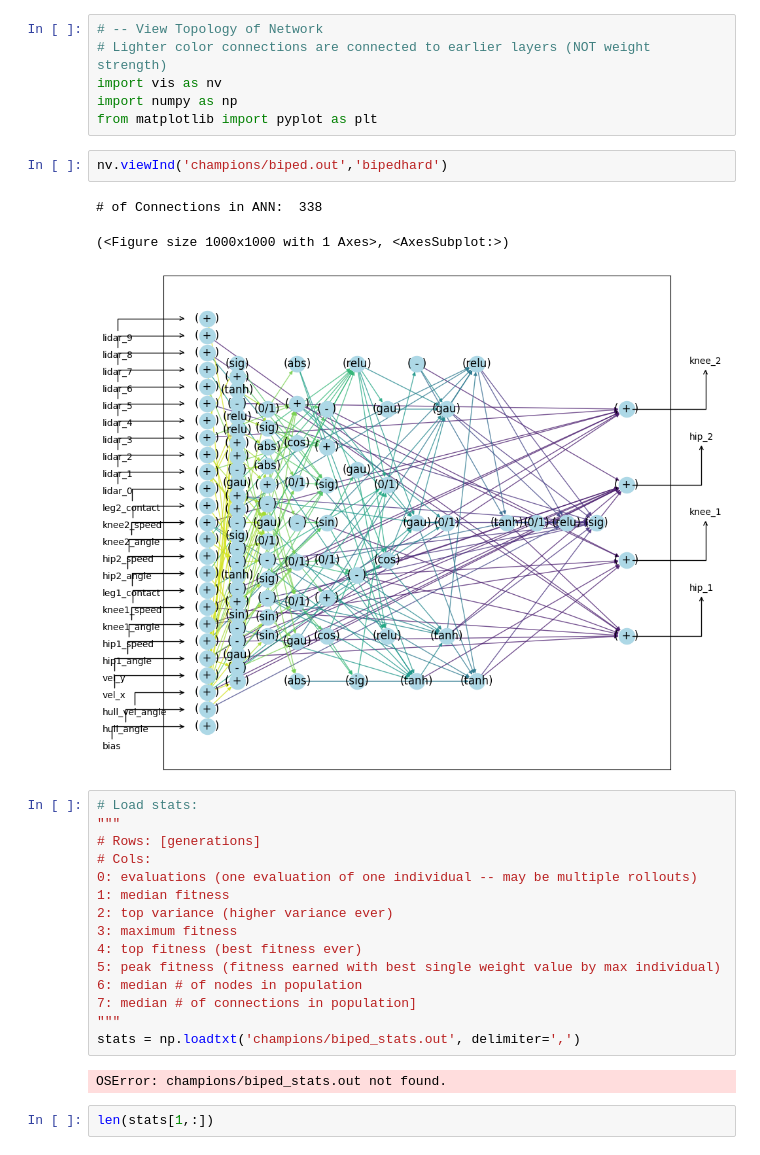
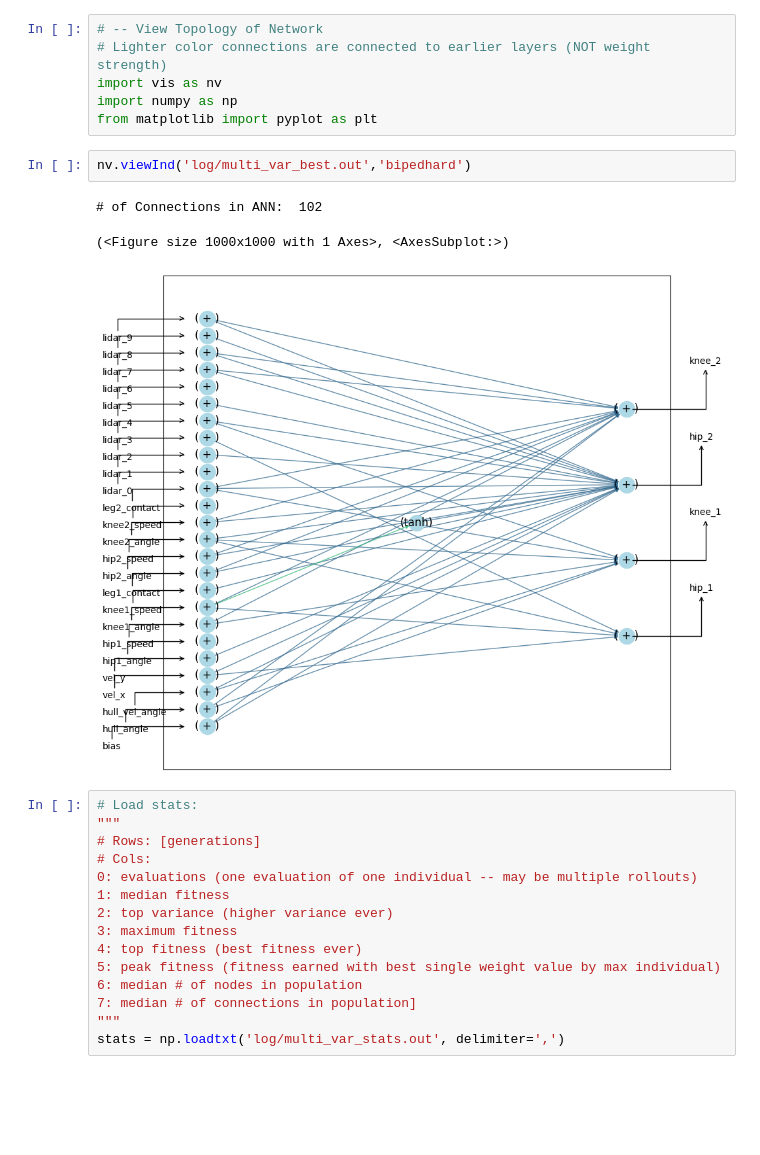
Before and after one commit to yurilavinas/brain-tokyo-workshop, a Jupyter notebook: WANNRelease/prettyNeatWann/Visualization.ipynb, the cells around one changed output. Cells and saved outputs as stored; diff of their text form; blank space fills up the shorter version.

```diff
--- a/WANNRelease/prettyNeatWann/Visualization.ipynb
+++ b/WANNRelease/prettyNeatWann/Visualization.ipynb
@@ -5,11 +5,11 @@ import vis as nv
 import numpy as np
 from matplotlib import pyplot as plt
 # %%
-nv.viewInd('champions/biped.out','bipedhard')
+nv.viewInd('log/multi_var_best.out','bipedhard')
 # %% [output]
-# of Connections in ANN:  338
+# of Connections in ANN:  102
 (<Figure size 1000x1000 with 1 Axes>, <AxesSubplot:>)
-[figure, old version]
+[figure, new version]
 # %%
 # Load stats:
 """
@@ -24,11 +24,7 @@ nv.viewInd('champions/biped.out','bipedhard')
 6: median # of nodes in population
 7: median # of connections in population]
 """
-stats = np.loadtxt('champions/biped_stats.out', delimiter=',')
+stats = np.loadtxt('log/multi_var_stats.out', delimiter=',')
-# %% [output]
-OSError: champions/biped_stats.out not found.
-# %%
-len(stats[1,:])
 # %%
 # Plot fitness progress:
 plt.figure(figsize=(12,4))
```
Also changed, not shown: parts of 1 cell of this notebook, 26 other files.
